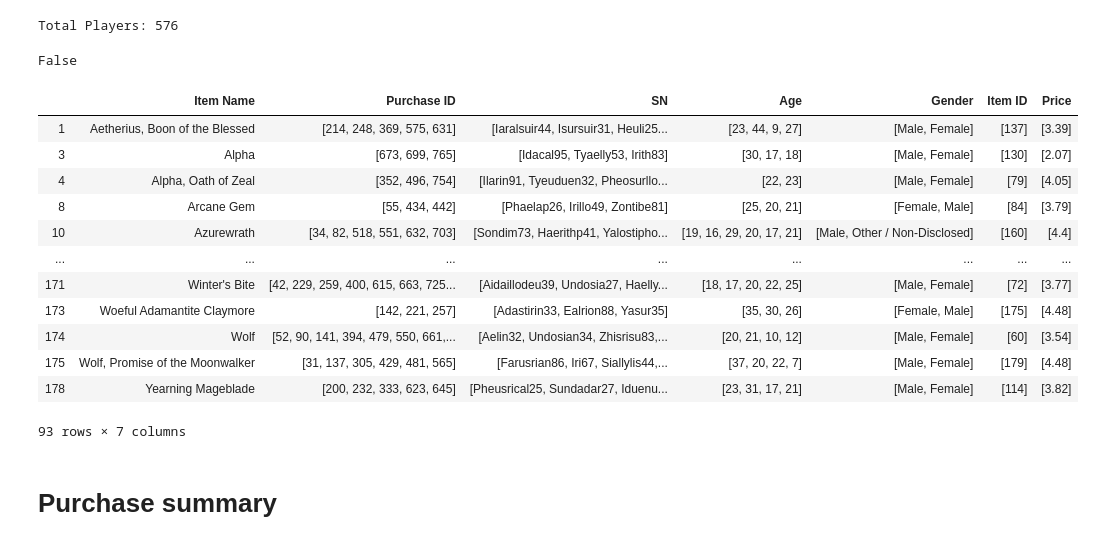
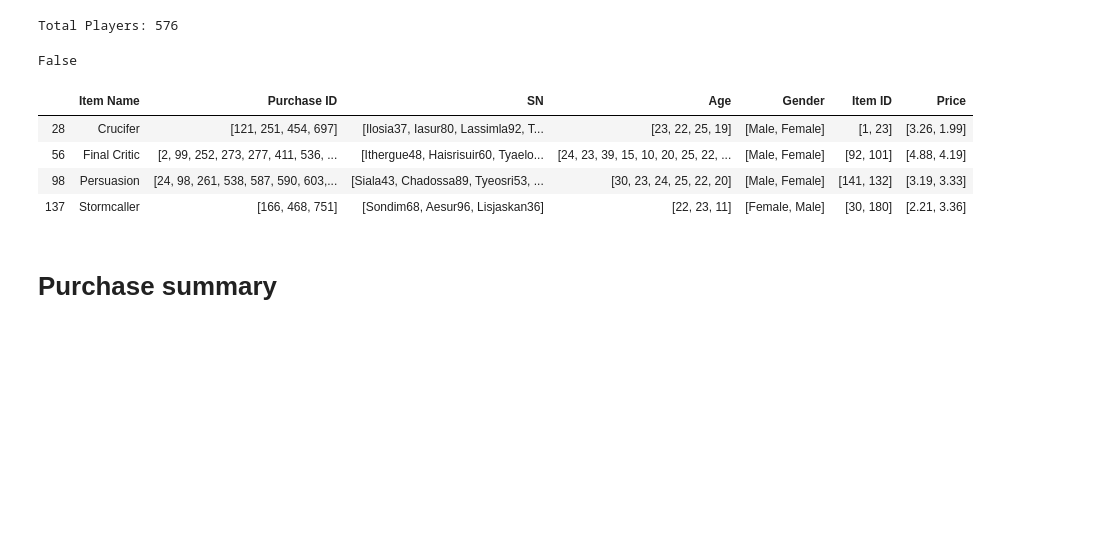
Before and after one commit to juanitovaldez/pandas_challenge_jonathan_buswell, a Jupyter notebook: HeroesOfPymoli/pandas_challenge_jonathan_buswell.ipynb, the cells around one changed output. Saved outputs shown, nothing was run; the diff lists cells and outputs as text; code cells hidden in the pictures; blank space fills up the shorter version.

```diff
--- a/HeroesOfPymoli/pandas_challenge_jonathan_buswell.ipynb
+++ b/HeroesOfPymoli/pandas_challenge_jonathan_buswell.ipynb
@@ -37,31 +37,23 @@ Total Players: 576
 # %%
 #
 Do Item ID's and Item Names have a 1:1 map?
 print(len(md_df['Item ID'].unique()) == len(md_df['Item Name'].unique()))
 ## We find that some unique items have more than one Item ID
 ## These are not mere duplicates the prices have changed with the new ID's
 # Perhaps we have found evidence of a sale or promotional pricing
 md_df['Item ID'] = md_df['Item ID'].apply(str)
 # This little bit collects all instances of unique values in each column per Item Name
 # It provides a "history" of each item
 df = md_df.groupby('Item Name').agg(lambda x: x.unique().tolist()).reset_index()
-df[df['Gender'].str.len() > 1]
+df[df['Item ID'].str.len() > 1]
 ## This may be a usefull form for analysis later
 # %% [output]
 False
 |  | Item Name | Purchase ID | SN | Age | Gender | Item ID | Price |
-| 1 | Aetherius, Boon of the Blessed | [214, 248, 369, 575, 631] | [Iaralsuir44, Isursuir31, Heuli25... | [23, 44, 9, 27] | [Male, Female] | [137] | [3.39] |
-| 3 | Alpha | [673, 699, 765] | [Idacal95, Tyaelly53, Irith83] | [30, 17, 18] | [Male, Female] | [130] | [2.07] |
-| 4 | Alpha, Oath of Zeal | [352, 496, 754] | [Ilarin91, Tyeuduen32, Pheosurllo... | [22, 23] | [Male, Female] | [79] | [4.05] |
-| 8 | Arcane Gem | [55, 434, 442] | [Phaelap26, Irillo49, Zontibe81] | [25, 20, 21] | [Female, Male] | [84] | [3.79] |
-| 10 | Azurewrath | [34, 82, 518, 551, 632, 703] | [Sondim73, Haerithp41, Yalostipho... | [19, 16, 29, 20, 17, 21] | [Male, Other / Non-Disclosed] | [160] | [4.4] |
-| ... | ... | ... | ... | ... | ... | ... | ... |
-| 171 | Winter's Bite | [42, 229, 259, 400, 615, 663, 725... | [Aidaillodeu39, Undosia27, Haelly... | [18, 17, 20, 22, 25] | [Male, Female] | [72] | [3.77] |
-| 173 | Woeful Adamantite Claymore | [142, 221, 257] | [Adastirin33, Ealrion88, Yasur35] | [35, 30, 26] | [Female, Male] | [175] | [4.48] |
-| 174 | Wolf | [52, 90, 141, 394, 479, 550, 661,... | [Aelin32, Undosian34, Zhisrisu83,... | [20, 21, 10, 12] | [Male, Female] | [60] | [3.54] |
-| 175 | Wolf, Promise of the Moonwalker | [31, 137, 305, 429, 481, 565] | [Farusrian86, Iri67, Siallylis44,... | [37, 20, 22, 7] | [Male, Female] | [179] | [4.48] |
-| 178 | Yearning Mageblade | [200, 232, 333, 623, 645] | [Pheusrical25, Sundadar27, Iduenu... | [23, 31, 17, 21] | [Male, Female] | [114] | [3.82] |
+| 28 | Crucifer | [121, 251, 454, 697] | [Ilosia37, Iasur80, Lassimla92, T... | [23, 22, 25, 19] | [Male, Female] | [1, 23] | [3.26, 1.99] |
+| 56 | Final Critic | [2, 99, 252, 273, 277, 411, 536, ... | [Ithergue48, Haisrisuir60, Tyaelo... | [24, 23, 39, 15, 10, 20, 25, 22, ... | [Male, Female] | [92, 101] | [4.88, 4.19] |
+| 98 | Persuasion | [24, 98, 261, 538, 587, 590, 603,... | [Siala43, Chadossa89, Tyeosri53, ... | [30, 23, 24, 25, 22, 20] | [Male, Female] | [141, 132] | [3.19, 3.33] |
+| 137 | Stormcaller | [166, 468, 751] | [Sondim68, Aesur96, Lisjaskan36] | [22, 23, 11] | [Female, Male] | [30, 180] | [2.21, 3.36] |
-93 rows × 7 columns
 # %% [markdown]
 # Purchase summary
 # %%
```
Also changed, not shown: parts of 13 cells of this notebook.
